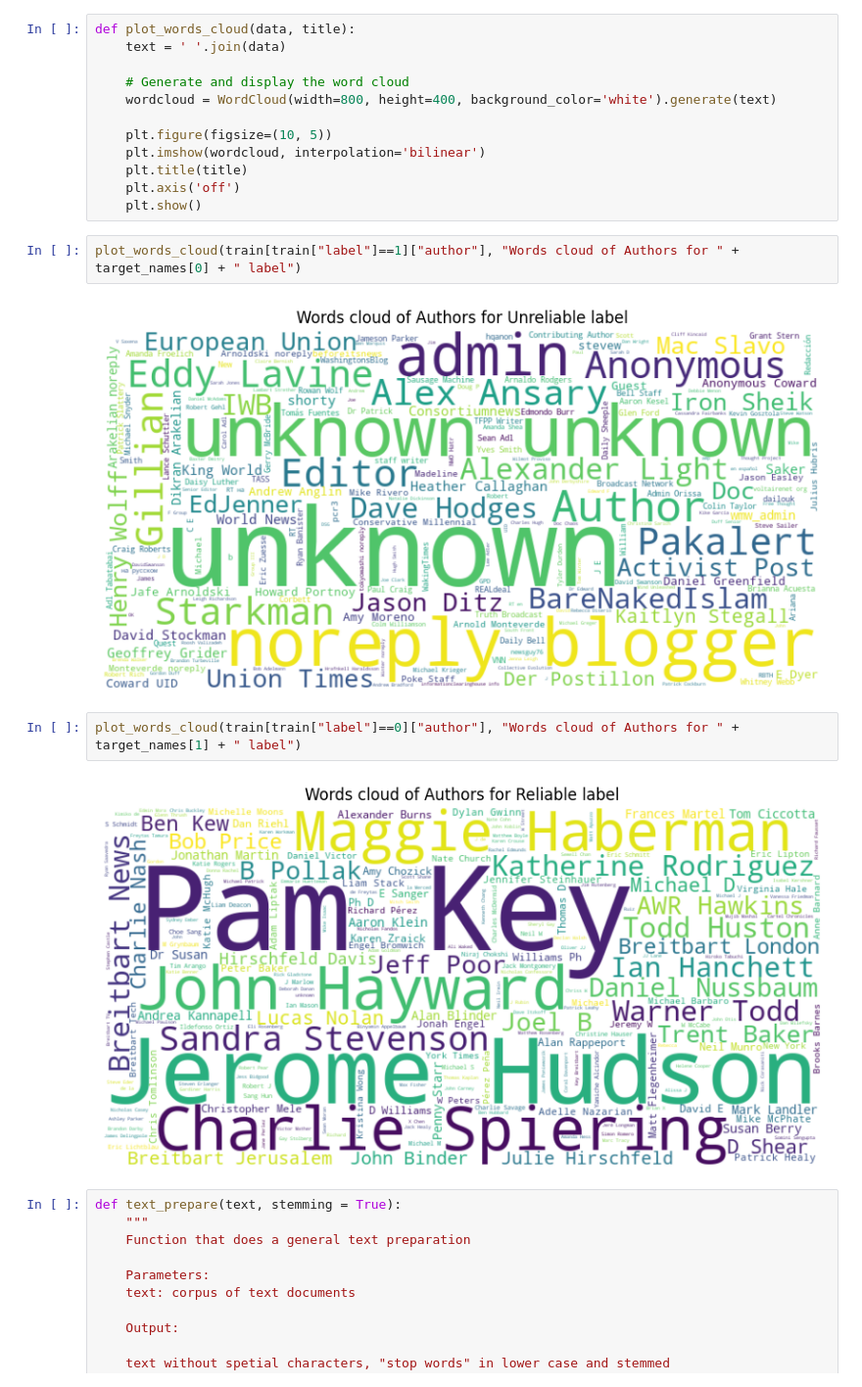
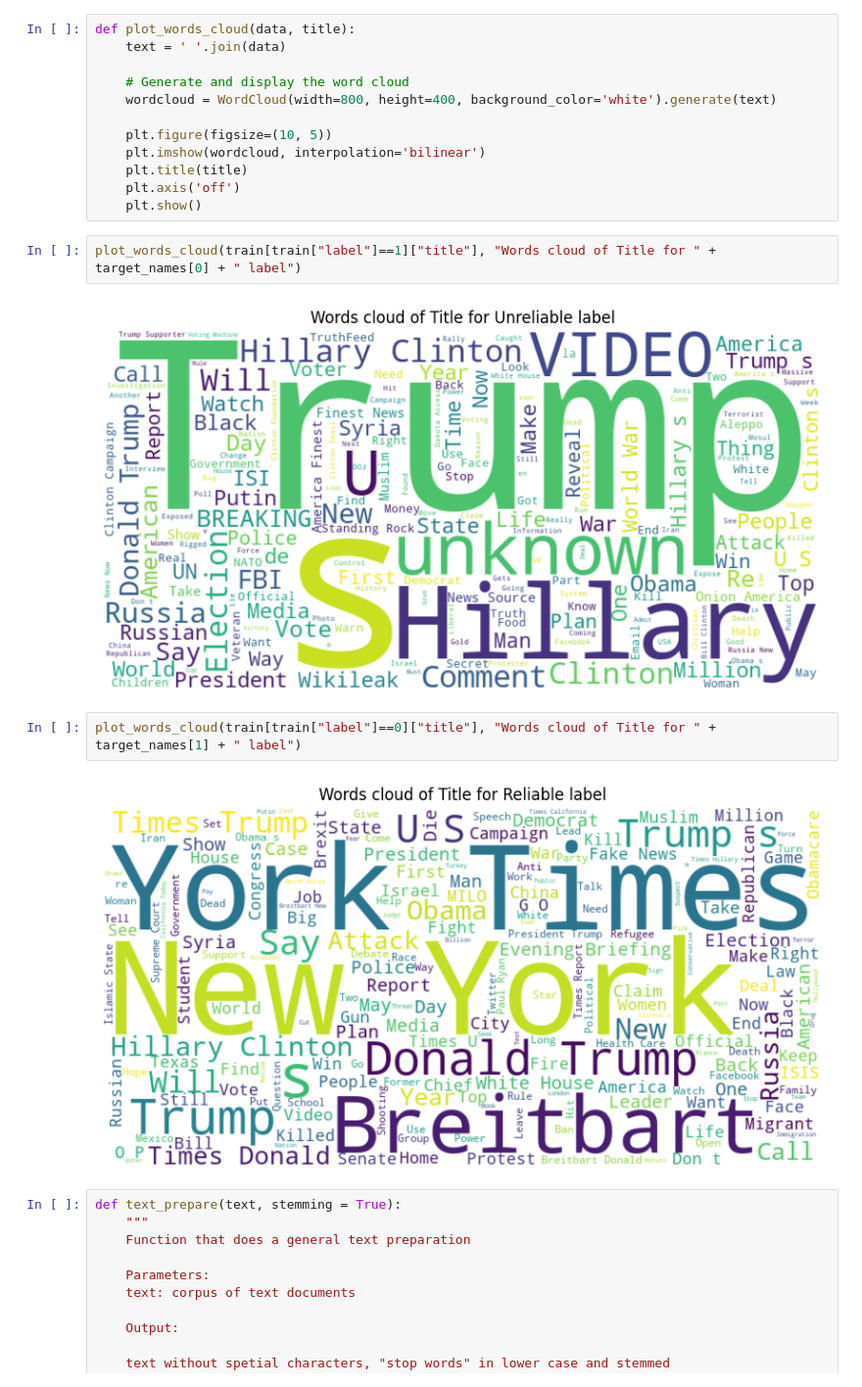
Before and after one commit to SergeyAkh/Fake-news, a Jupyter notebook: Fake_news.ipynb, the cells around one changed output. Shown at 98% size. Drawn from its saved outputs; the diff is of its cells as text.

```diff
--- a/Fake_news.ipynb
+++ b/Fake_news.ipynb
@@ -74,13 +87,13 @@ def plot_words_cloud(data, title):
     plt.axis('off')
     plt.show()
 # %%
-plot_words_cloud(train[train["label"]==1]["author"], "Words cloud of Authors for " + target_names[0] + " label")
+plot_words_cloud(train[train["label"]==1]["title"], "Words cloud of Title for " + target_names[0] + " label")
 # %% [output]
-[figure, old version]
+[figure, new version]
 # %%
-plot_words_cloud(train[train["label"]==0]["author"], "Words cloud of Authors for " + target_names[1] + " label")
+plot_words_cloud(train[train["label"]==0]["title"], "Words cloud of Title for " + target_names[1] + " label")
 # %% [output]
-[figure, old version]
+[figure, new version]
 # %%
 def text_prepare(text, stemming = True):
     """
```
Also changed, not shown: parts of 64 cells of this notebook.
